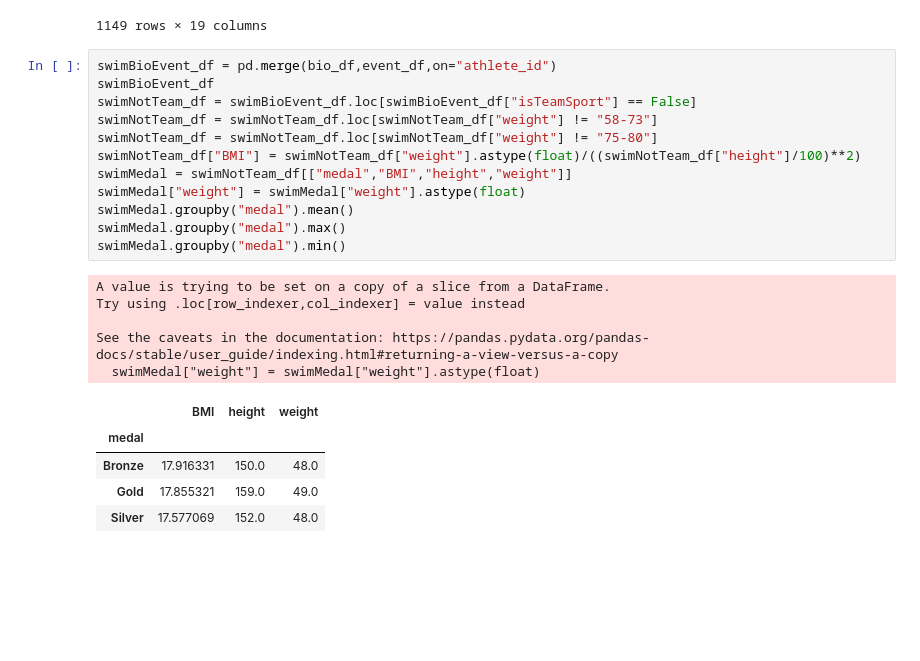
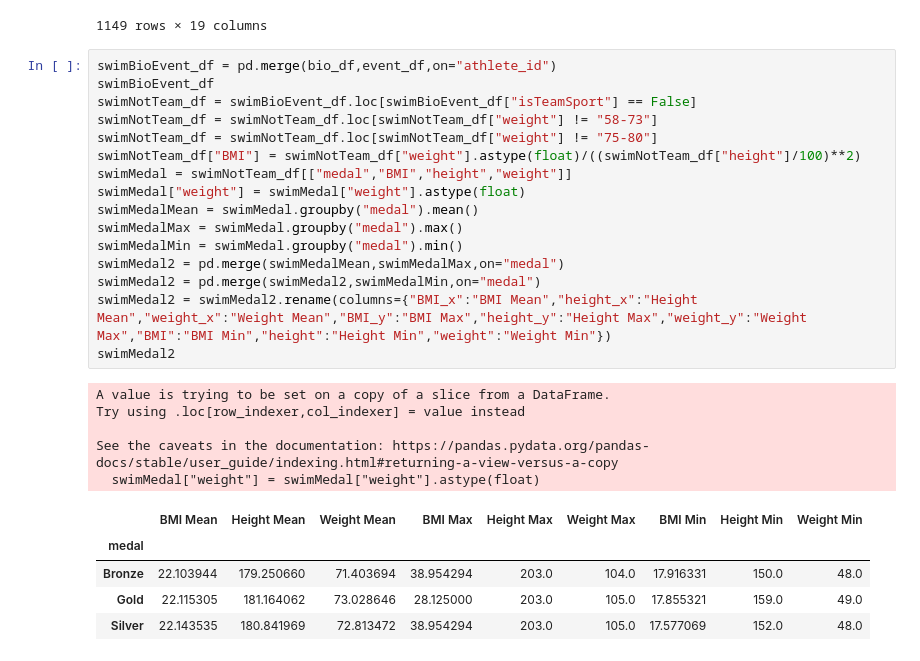
Before and after one commit to kylechou2873/SMU-Project1, a Jupyter notebook: KyleC_Swim/dataRead.ipynb, the cells around one changed output. Saved outputs shown, nothing was run; the diff lists cells and outputs as text; blank space fills up the shorter version.

```diff
--- a/KyleC_Swim/dataRead.ipynb
+++ b/KyleC_Swim/dataRead.ipynb
@@ -31,23 +32,27 @@ swimNotTeam_df
 # %%
 swimBioEvent_df = pd.merge(bio_df,event_df,on="athlete_id")
 swimBioEvent_df
 swimNotTeam_df = swimBioEvent_df.loc[swimBioEvent_df["isTeamSport"] == False]
 swimNotTeam_df = swimNotTeam_df.loc[swimNotTeam_df["weight"] != "58-73"]
 swimNotTeam_df = swimNotTeam_df.loc[swimNotTeam_df["weight"] != "75-80"]
 swimNotTeam_df["BMI"] = swimNotTeam_df["weight"].astype(float)/((swimNotTeam_df["height"]/100)**2)
 swimMedal = swimNotTeam_df[["medal","BMI","height","weight"]]
 swimMedal["weight"] = swimMedal["weight"].astype(float)
-swimMedal.groupby("medal").mean()
-swimMedal.groupby("medal").max()
-swimMedal.groupby("medal").min()
+swimMedalMean = swimMedal.groupby("medal").mean()
+swimMedalMax = swimMedal.groupby("medal").max()
+swimMedalMin = swimMedal.groupby("medal").min()
+swimMedal2 = pd.merge(swimMedalMean,swimMedalMax,on="medal")
+swimMedal2 = pd.merge(swimMedal2,swimMedalMin,on="medal")
+swimMedal2 = swimMedal2.rename(columns={"BMI_x":"BMI Mean","height_x":"Height Mean","weight_x":"Weight Mean","BMI_y":"BMI Max","height_y":"Height Max","weight_y":"Weight Max","BMI":"BMI Min","height":"Height Min","weight":"Weight Min"})
+swimMedal2
 # %% [output]
 A value is trying to be set on a copy of a slice from a DataFrame.
 Try using .loc[row_indexer,col_indexer] = value instead
 
 See the caveats in the documentation: https://pandas.pydata.org/pandas-docs/stable/user_guide/indexing.html#returning-a-view-versus-a-copy
   swimMedal["weight"] = swimMedal["weight"].astype(float)
-|  | BMI | height | weight |
-| medal |  |  |  |
-| Bronze | 17.916331 | 150.0 | 48.0 |
-| Gold | 17.855321 | 159.0 | 49.0 |
-| Silver | 17.577069 | 152.0 | 48.0 |
+|  | BMI Mean | Height Mean | Weight Mean | BMI Max | Height Max | Weight Max | BMI Min | Height Min | Weight Min |
+| medal |  |  |  |  |  |  |  |  |  |
+| Bronze | 22.103944 | 179.250660 | 71.403694 | 38.954294 | 203.0 | 104.0 | 17.916331 | 150.0 | 48.0 |
+| Gold | 22.115305 | 181.164062 | 73.028646 | 28.125000 | 203.0 | 105.0 | 17.855321 | 159.0 | 49.0 |
+| Silver | 22.143535 | 180.841969 | 72.813472 | 38.954294 | 203.0 | 105.0 | 17.577069 | 152.0 | 48.0 |
```
Also changed, not shown: parts of 3 cells of this notebook.
